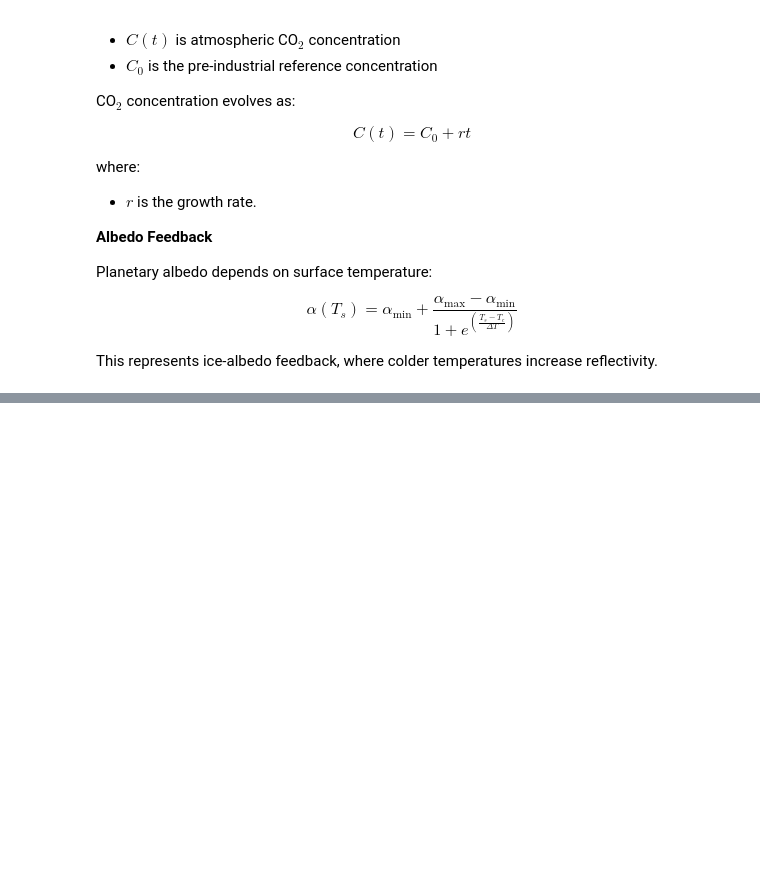
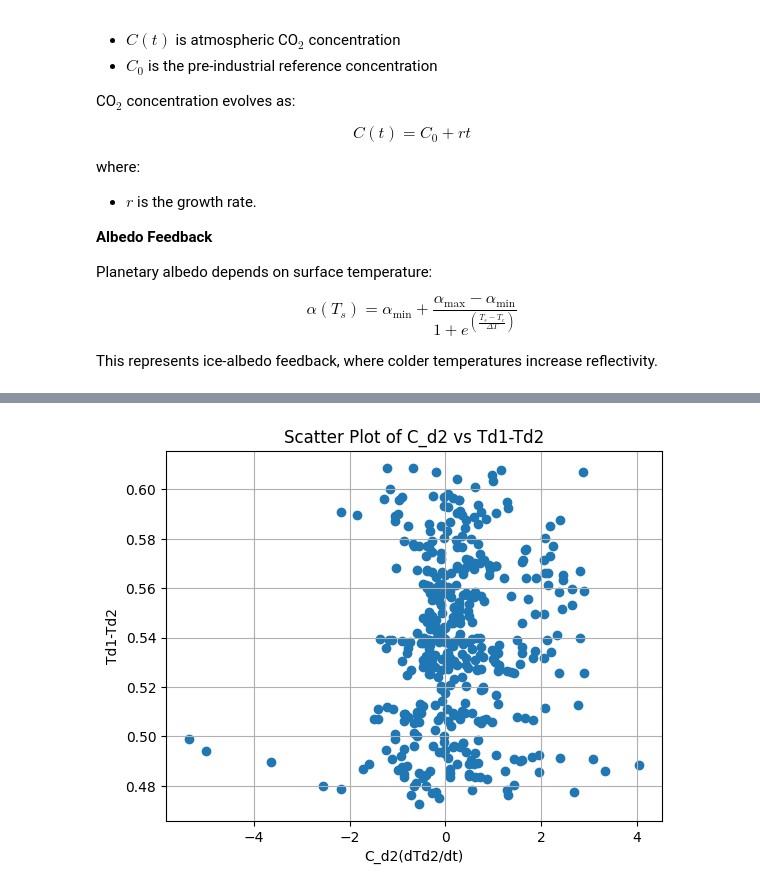
Before and after one commit to LeoFairley123/EMSC2010-Individual-Project, a Jupyter notebook: EMSC2010_Individual_Project_U7488277.ipynb, the cells around one changed output, grey strips where cells are left out. Saved outputs shown, nothing was run; the diff lists cells and outputs as text; code cells hidden in the pictures; blank space fills up the shorter version.

```diff
--- a/EMSC2010_Individual_Project_U7488277.ipynb
+++ b/EMSC2010_Individual_Project_U7488277.ipynb
@@ -220,0 +327,12 @@ df_Td1 = df_Td1.dropna(subset=['Temperature'])
+# %%
+# Gamma1:
+# C_d1(dTd1/dt)=gamma1(Ts-Td1)-gamma2(Td1-Td2)
+# gamma1 = [C_d1(dTd1/dt)+gamma2(Td1-Td2)]/(Ts-Td1)
+
+# C_d2(dTd2/dt)=gamma2(Td1-Td2)
+# gamma2 = [C_d2(dTd2/dt)]/(Td1-Td2)
+# Td1-Td2 = (C_d2(dtd2/dt)/gamma2)
+Td1_ref  = 275.0   # K  approximate 1981-2010 mean for 0-2000m
+Td2_ref = 274.5   # K  approximate 1981-2010 mean for 2000-6000mTd1
+Td1= df_Td1['Temperature'] + Td1_ref
+Td2= df_Td2['Temperature'] + Td2_ref
@@ -220,0 +365,12 @@ df_Td1 = df_Td1.dropna(subset=['Temperature'])
+# %%
+# Align datasets on the common 'dt' column
+df_aligned_reg = pd.merge(
+    df_Td1[['dt', 'Temperature']],
+    df_Td2[['dt', 'Temperature']],
+    on='dt'
+).dropna()
+
+Td1 = df_aligned_reg['Temperature_x'] + Td1_ref
+Td2 = df_aligned_reg['Temperature_y'] + Td2_ref
+
+df_Td2.head()
@@ -220,0 +384,11 @@ df_Td1 = df_Td1.dropna(subset=['Temperature'])
+# %%
+data = pd.DataFrame({"y": Td1-Td2, "x": C_d2 * np.gradient(Td2, seconds_per_year/12)})
+data = data.dropna()
+plt.scatter(data['x'], data['y'])
+plt.xlabel('C_d2(dTd2/dt)')
+plt.ylabel('Td1-Td2')
+plt.title('Scatter Plot of C_d2 vs Td1-Td2')
+plt.grid(True)
+plt.show()
+# %% [output]
+[figure, added]
```
Also changed, not shown: parts of 12 cells of this notebook.
